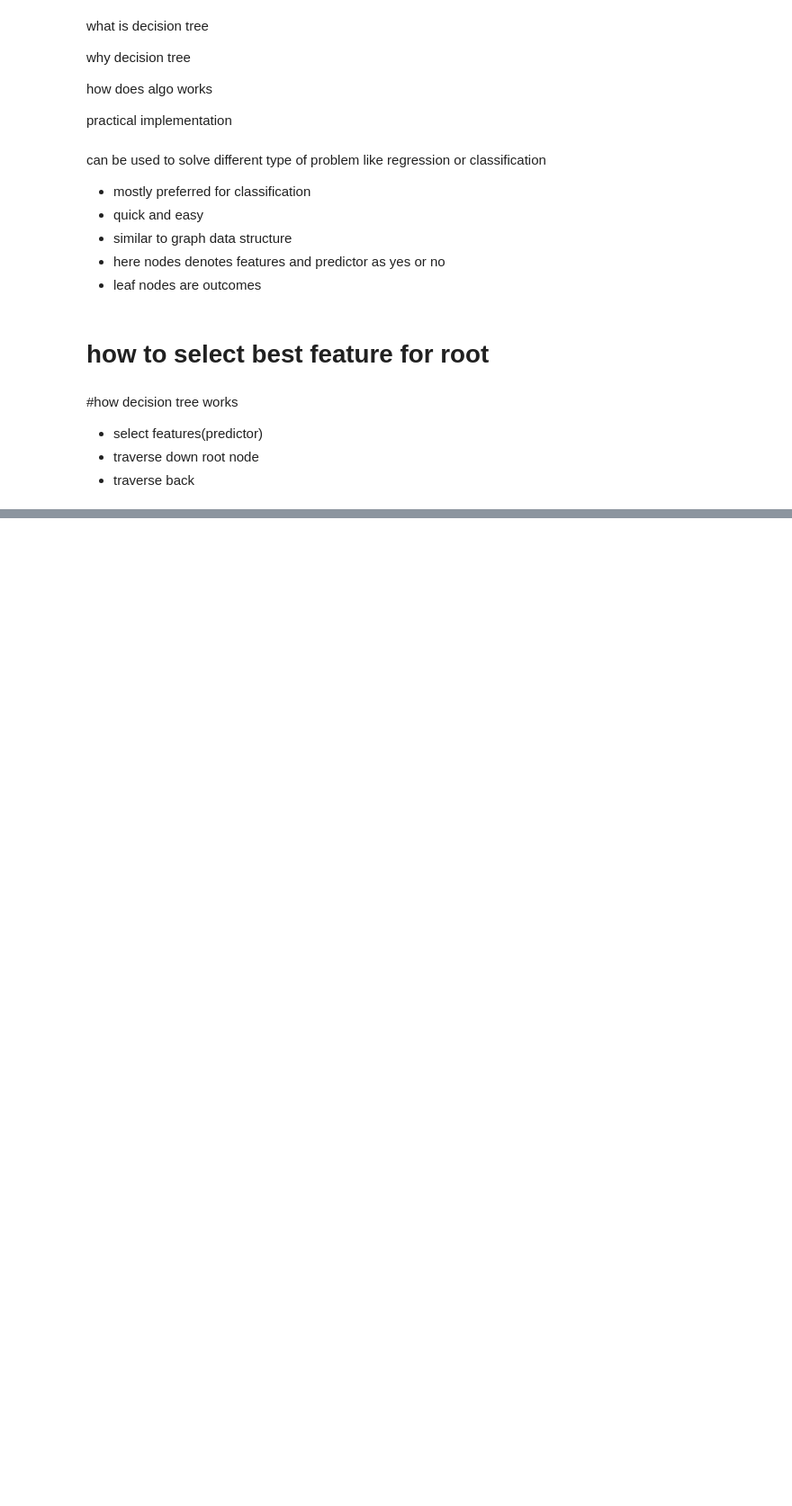
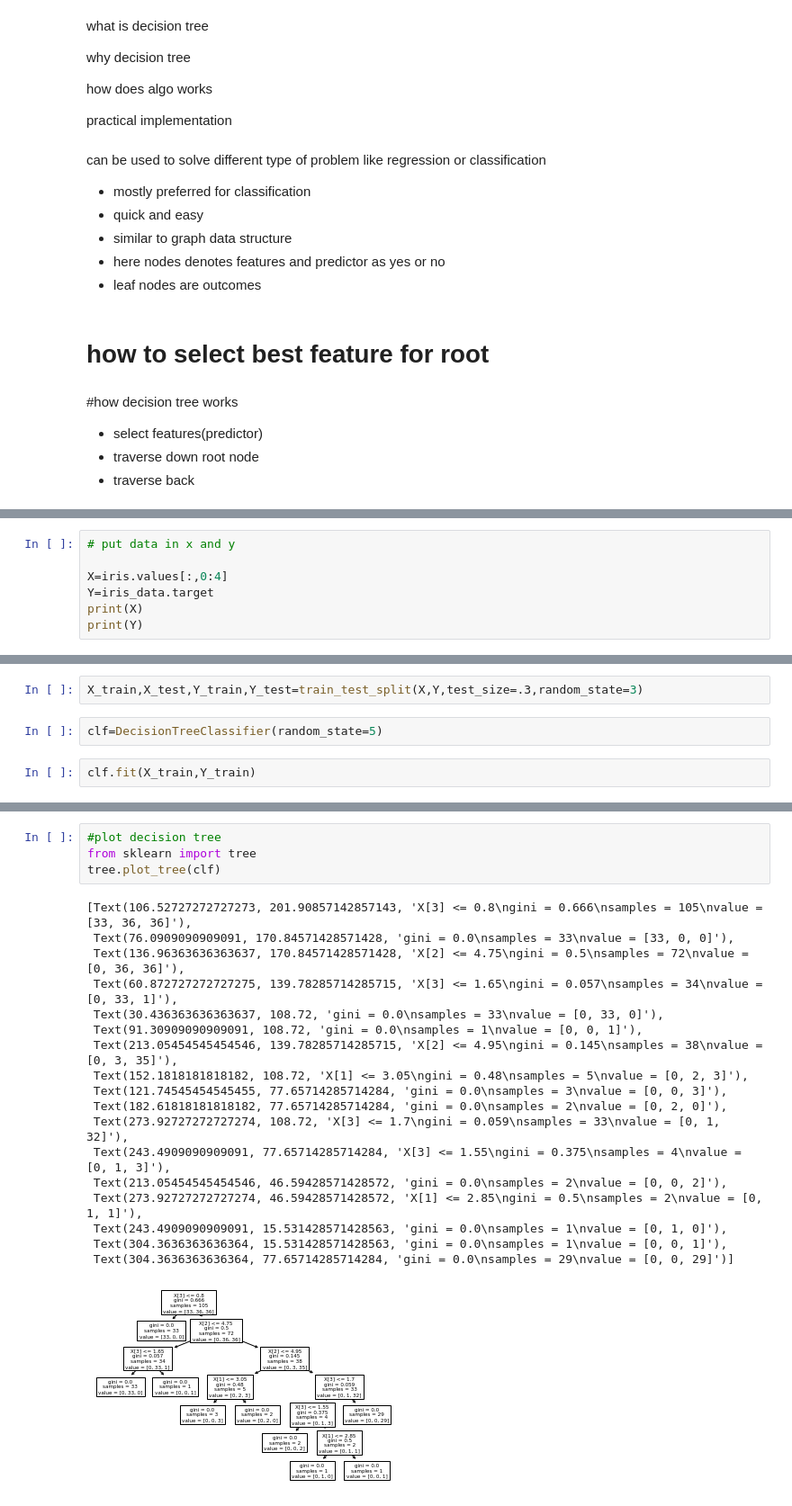
Before and after one commit to ShrutiPandey27/machine_learning_practice, a Jupyter notebook: decision_tree.ipynb, the cells around one changed output, grey strips where cells are left out. Shown: that part at 90% size. Saved outputs shown, nothing was run; the diff lists cells and outputs as text; blank space fills up the shorter version.

```diff
--- a/decision_tree.ipynb
+++ b/decision_tree.ipynb
@@ -33,0 +80,7 @@ Measure of randomness or impurity
+# %%
+# put data in x and y
+
+X=iris.values[:,0:4]
+Y=iris_data.target
+print(X)
+print(Y)
@@ -33,0 +105,6 @@ Measure of randomness or impurity
+# %%
+X_train,X_test,Y_train,Y_test=train_test_split(X,Y,test_size=.3,random_state=3)
+# %%
+clf=DecisionTreeClassifier(random_state=5)
+# %%
+clf.fit(X_train,Y_train)
@@ -33,0 +142,23 @@ Measure of randomness or impurity
+# %%
+#plot decision tree
+from sklearn import tree
+tree.plot_tree(clf)
+# %% [output]
+[Text(106.52727272727273, 201.90857142857143, 'X[3] <= 0.8\ngini = 0.666\nsamples = 105\nvalue = [33, 36, 36]'),
+ Text(76.0909090909091, 170.84571428571428, 'gini = 0.0\nsamples = 33\nvalue = [33, 0, 0]'),
+ Text(136.96363636363637, 170.84571428571428, 'X[2] <= 4.75\ngini = 0.5\nsamples = 72\nvalue = [0, 36, 36]'),
+ Text(60.872727272727275, 139.78285714285715, 'X[3] <= 1.65\ngini = 0.057\nsamples = 34\nvalue = [0, 33, 1]'),
+ Text(30.436363636363637, 108.72, 'gini = 0.0\nsamples = 33\nvalue = [0, 33, 0]'),
+ Text(91.30909090909091, 108.72, 'gini = 0.0\nsamples = 1\nvalue = [0, 0, 1]'),
+ Text(213.05454545454546, 139.78285714285715, 'X[2] <= 4.95\ngini = 0.145\nsamples = 38\nvalue = [0, 3, 35]'),
+ Text(152.1818181818182, 108.72, 'X[1] <= 3.05\ngini = 0.48\nsamples = 5\nvalue = [0, 2, 3]'),
+ Text(121.74545454545455, 77.65714285714284, 'gini = 0.0\nsamples = 3\nvalue = [0, 0, 3]'),
+ Text(182.61818181818182, 77.65714285714284, 'gini = 0.0\nsamples = 2\nvalue = [0, 2, 0]'),
+ Text(273.92727272727274, 108.72, 'X[3] <= 1.7\ngini = 0.059\nsamples = 33\nvalue = [0, 1, 32]'),
+ Text(243.4909090909091, 77.65714285714284, 'X[3] <= 1.55\ngini = 0.375\nsamples = 4\nvalue = [0, 1, 3]'),
+ Text(213.05454545454546, 46.59428571428572, 'gini = 0.0\nsamples = 2\nvalue = [0, 0, 2]'),
+ Text(273.92727272727274, 46.59428571428572, 'X[1] <= 2.85\ngini = 0.5\nsamples = 2\nvalue = [0, 1, 1]'),
+ Text(243.4909090909091, 15.531428571428563, 'gini = 0.0\nsamples = 1\nvalue = [0, 1, 0]'),
+ Text(304.3636363636364, 15.531428571428563, 'gini = 0.0\nsamples = 1\nvalue = [0, 0, 1]'),
+ Text(304.3636363636364, 77.65714285714284, 'gini = 0.0\nsamples = 29\nvalue = [0, 0, 29]')]
+[figure, added]
```
Also changed, not shown: parts of 12 cells of this notebook.
